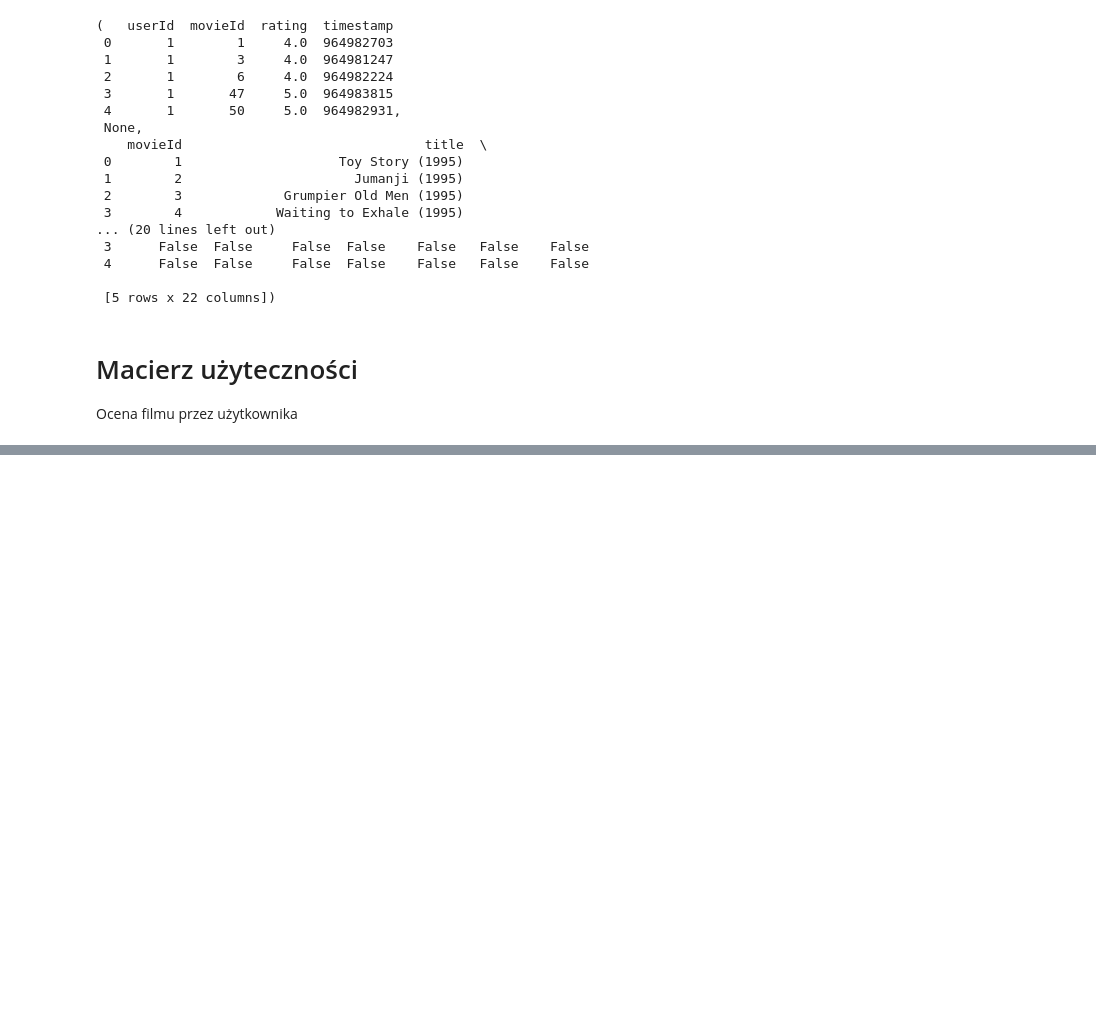
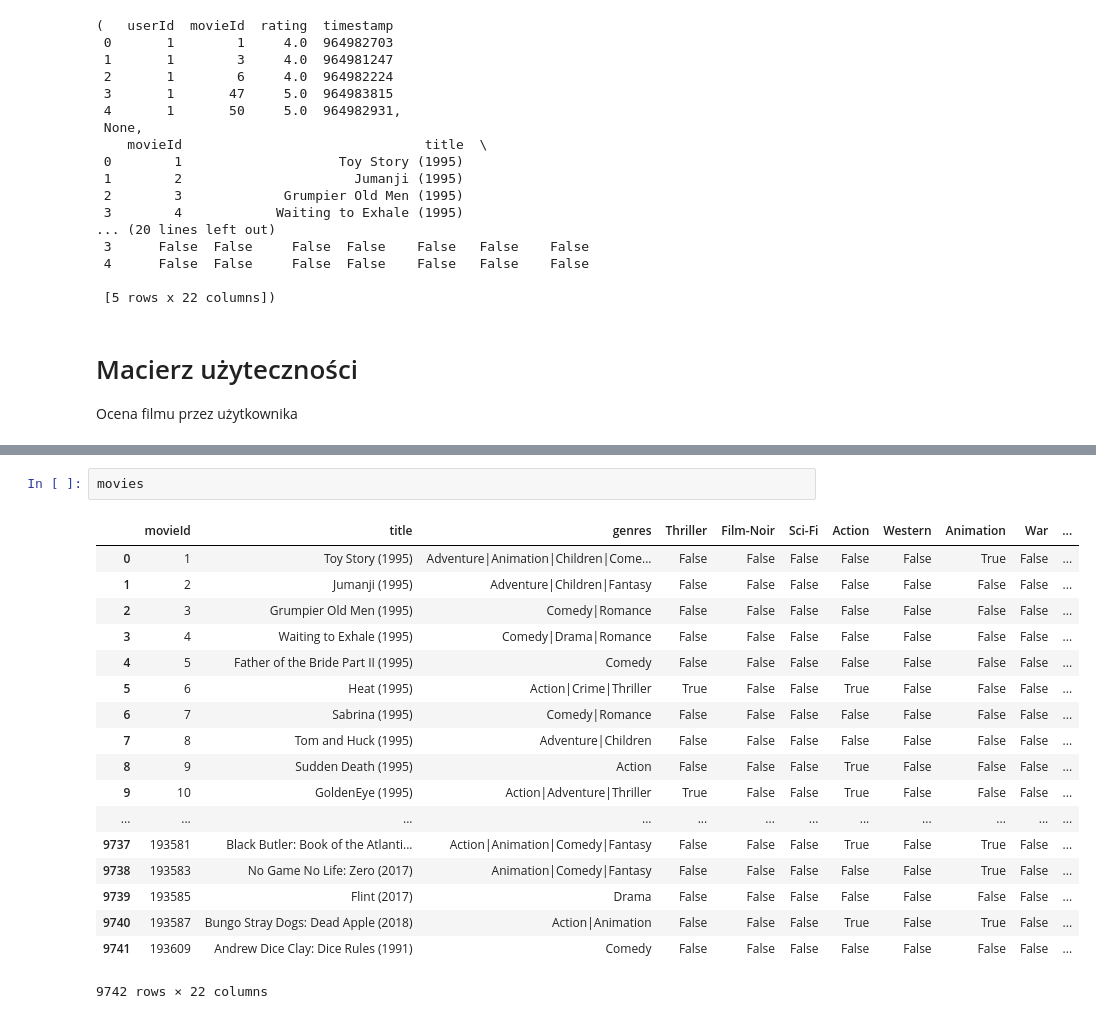
Before and after one commit to mbuszka/ml-project, a Jupyter notebook: Project.ipynb, the cells around one changed output, grey strips where cells are left out. Saved outputs shown, nothing was run; the diff lists cells and outputs as text; blank space fills up the shorter version.

```diff
--- a/Project.ipynb
+++ b/Project.ipynb
@@ -93,0 +118,21 @@ utility_matrix.toarray(), utility_matrix.toarray().shape
+# %%
+movies
+# %% [output]
+|  | movieId | title | genres | Thriller | Film-Noir | Sci-Fi | Action | Western | Animation | War | ... |
+| 0 | 1 | Toy Story (1995) | Adventure|Animation|Children|Come... | False | False | False | False | False | True | False | ... |
+| 1 | 2 | Jumanji (1995) | Adventure|Children|Fantasy | False | False | False | False | False | False | False | ... |
+| 2 | 3 | Grumpier Old Men (1995) | Comedy|Romance | False | False | False | False | False | False | False | ... |
+| 3 | 4 | Waiting to Exhale (1995) | Comedy|Drama|Romance | False | False | False | False | False | False | False | ... |
+| 4 | 5 | Father of the Bride Part II (1995) | Comedy | False | False | False | False | False | False | False | ... |
+| 5 | 6 | Heat (1995) | Action|Crime|Thriller | True | False | False | True | False | False | False | ... |
+| 6 | 7 | Sabrina (1995) | Comedy|Romance | False | False | False | False | False | False | False | ... |
+| 7 | 8 | Tom and Huck (1995) | Adventure|Children | False | False | False | False | False | False | False | ... |
+| 8 | 9 | Sudden Death (1995) | Action | False | False | False | True | False | False | False | ... |
+| 9 | 10 | GoldenEye (1995) | Action|Adventure|Thriller | True | False | False | True | False | False | False | ... |
+| ... | ... | ... | ... | ... | ... | ... | ... | ... | ... | ... | ... |
+| 9737 | 193581 | Black Butler: Book of the Atlanti... | Action|Animation|Comedy|Fantasy | False | False | False | True | False | True | False | ... |
+| 9738 | 193583 | No Game No Life: Zero (2017) | Animation|Comedy|Fantasy | False | False | False | False | False | True | False | ... |
+| 9739 | 193585 | Flint (2017) | Drama | False | False | False | False | False | False | False | ... |
+| 9740 | 193587 | Bungo Stray Dogs: Dead Apple (2018) | Action|Animation | False | False | False | True | False | True | False | ... |
+| 9741 | 193609 | Andrew Dice Clay: Dice Rules (1991) | Comedy | False | False | False | False | False | False | False | ... |
+9742 rows × 22 columns
```
Also changed, not shown: parts of 2 cells of this notebook.
